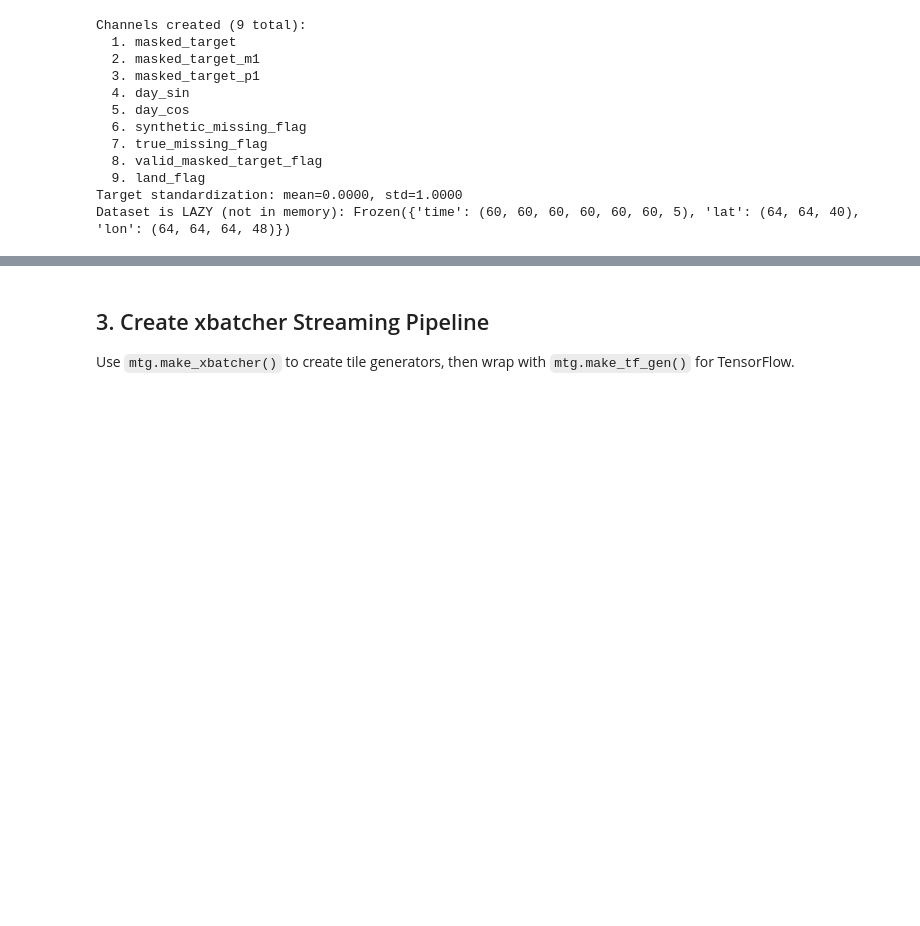
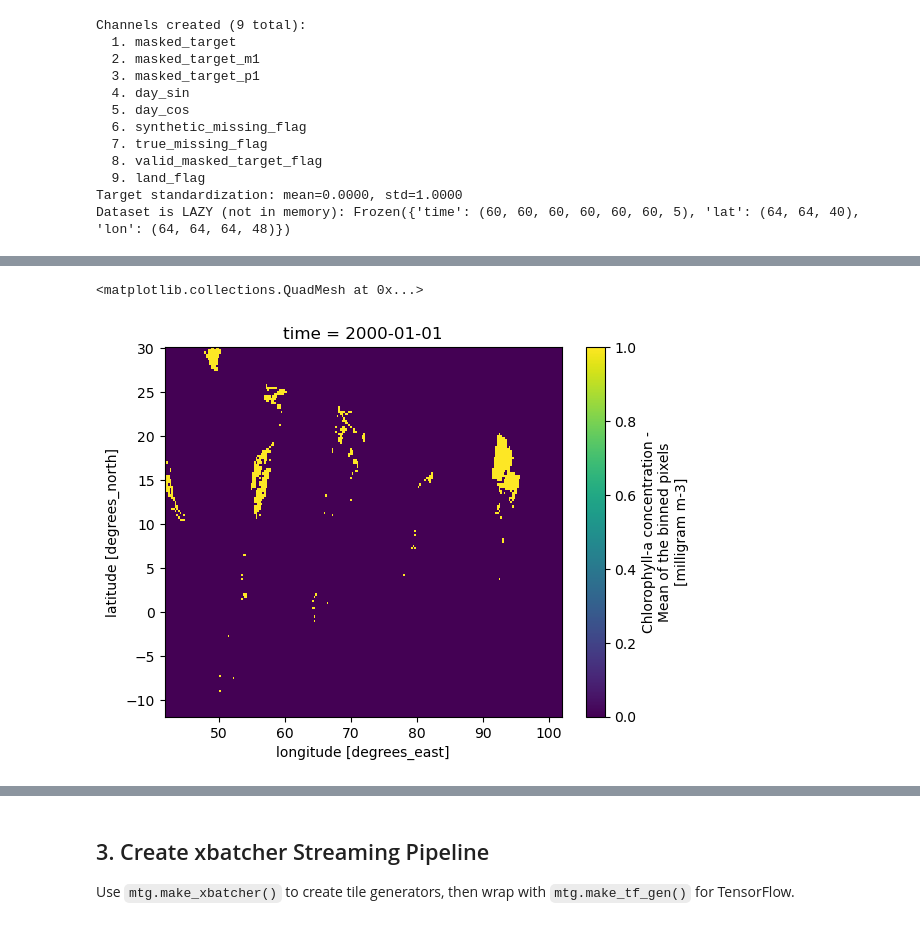
Before and after one commit to SAFS-Varanasi-Internship/mindthegap, a Jupyter notebook: book/2-U-Net_Fit_Generic.ipynb, the cells around one changed output, grey strips where cells are left out. Drawn from its saved outputs; the diff is of its cells as text; code cells hidden in the pictures; blank space fills up the shorter version.

```diff
--- a/book/2-U-Net_Fit_Generic.ipynb
+++ b/book/2-U-Net_Fit_Generic.ipynb
@@ -262,0 +310,10 @@ Dataset is LAZY (not in memory): Frozen({'time': (60, 60, 60, 60, 60, 60, 5), 'l
+# %%
+mask = (
+    ds_std.synthetic_missing_flag
+    & ~ds_std.valid_masked_target_flag
+)
+
+mask.isel(time=0).plot()
+# %% [output]
+<matplotlib.collections.QuadMesh at 0x...>
+[figure, added]
```
Also changed, not shown: parts of 8 cells of this notebook, 1 other file.
